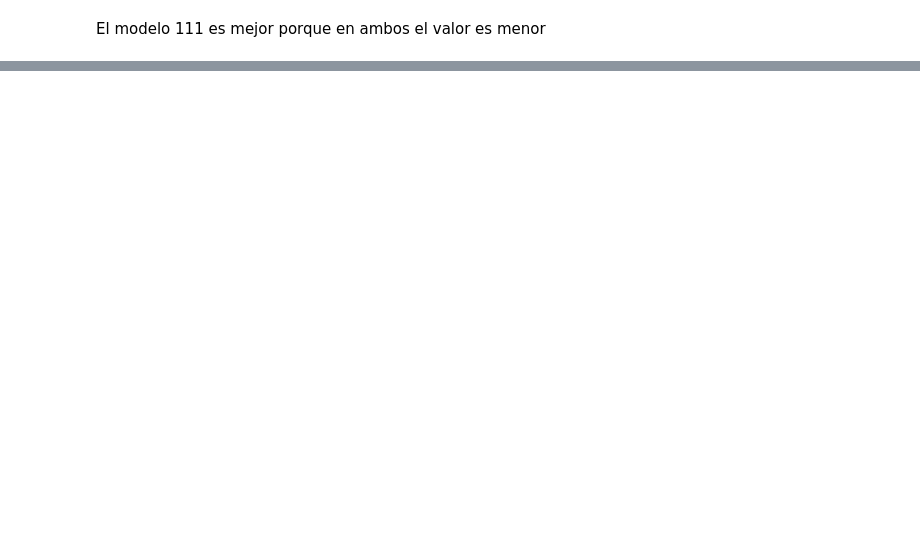
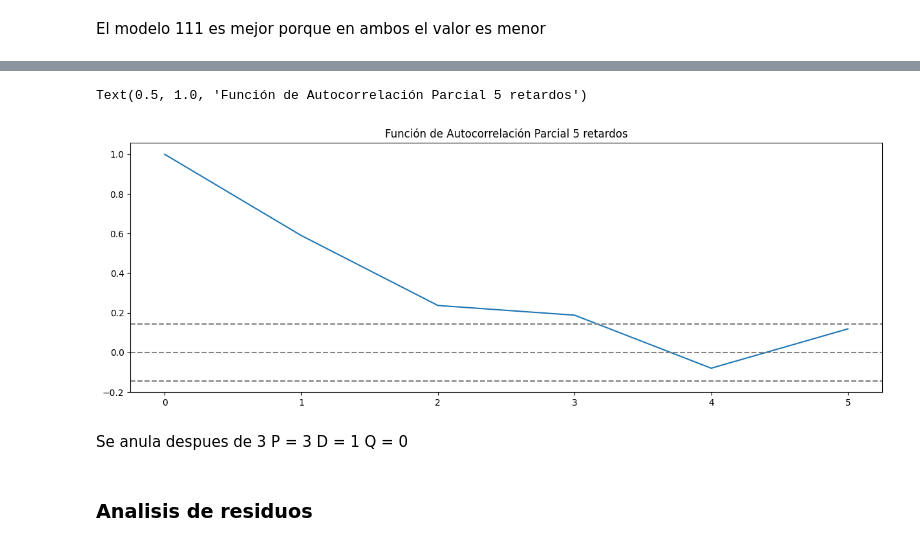
Before and after one commit to JuanPineda115/DS-HT2, a Jupyter notebook: HT2.ipynb, the cells around one changed output, grey strips where cells are left out. Saved outputs shown, nothing was run; the diff lists cells and outputs as text; code cells hidden in the pictures; blank space fills up the shorter version.

```diff
--- a/HT2.ipynb
+++ b/HT2.ipynb
@@ -489,0 +492,19 @@ pred
+# %%
+tsRegularD = tsRegularLog.diff(12)
+tsRegularD.dropna(inplace=True)
+# %%
+plt.plot(pacf(tsRegularD, nlags=5))
+plt.axhline(y=0,linestyle='--',color='gray')
+plt.axhline(y=-1.96/np.sqrt(len(tsRegularLogDiff)),linestyle='--',color='gray')
+plt.axhline(y=1.96/np.sqrt(len(tsRegularLogDiff)),linestyle='--',color='gray')
+plt.title('Función de Autocorrelación Parcial 5 retardos')
+# %% [output]
+Text(0.5, 1.0, 'Función de Autocorrelación Parcial 5 retardos')
+[figure, added]
+# %% [markdown]
+Se anula despues de 3
+P = 3
+D = 1
+Q = 0
+# %% [markdown]
+### Analisis de residuos
```
Also changed, not shown: parts of 63 cells of this notebook.
